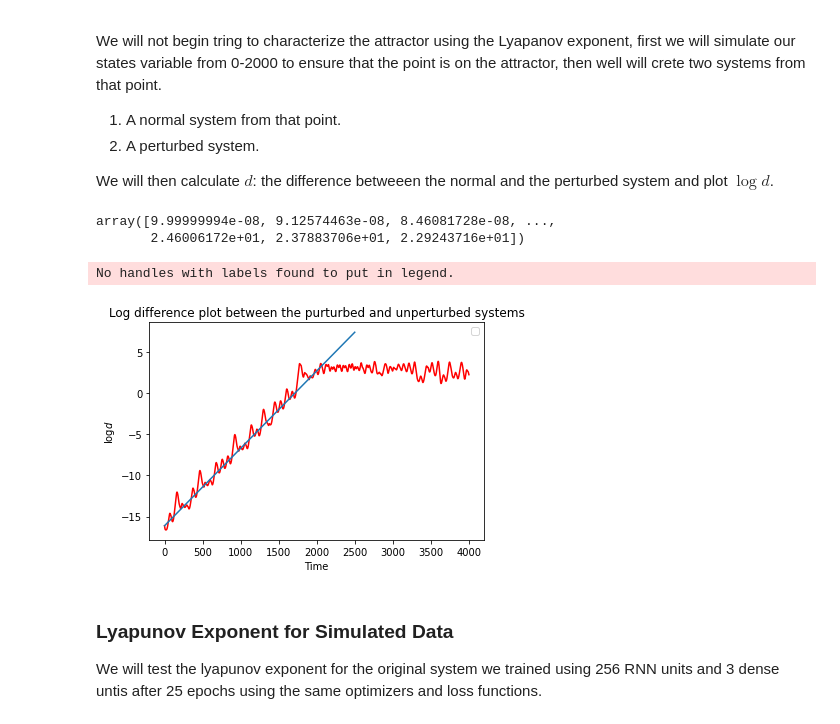
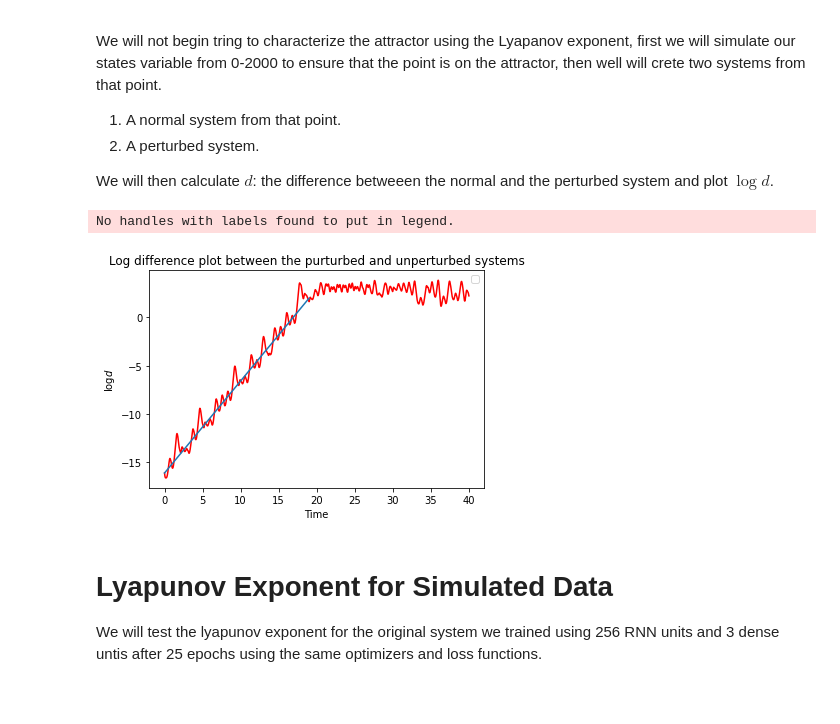
Before and after one commit to SheilKumar/DynamicSystemRNNs, a Jupyter notebook: DynamicSystems.ipynb, the cells around one changed output. Drawn from its saved outputs; the diff is of its cells as text; code cells hidden in the pictures; blank space fills up the shorter version.

```diff
--- a/DynamicSystems.ipynb
+++ b/DynamicSystems.ipynb
@@ -517,22 +518,20 @@ perturbed_states = odeint(f,initial_states[-1]+[1e-7,0,0],t_final)
 # %%
 difference= np.linalg.norm(unperturbed_states-perturbed_states, axis=1)
 difference
+x = np.linspace(0,40,4000)
-# %% [output]
-array([9.99999994e-08, 9.12574463e-08, 8.46081728e-08, ...,
-       2.46006172e+01, 2.37883706e+01, 2.29243716e+01])
 # %%
-plt.plot(np.log(difference)[0:4000],'r')
-plt.plot(0.0094*np.linspace(0,2500,2500)+np.log(difference)[0])
+plt.plot(x,np.log(difference)[0:4000],'r')
+plt.plot(0.9056*np.linspace(0,20,20)+np.log(difference[0]))
 plt.xlabel('Time')
 plt.ylabel('$\log{d}$')
 plt.title('Log difference plot between the purturbed and unperturbed systems')
 plt.legend()
 plt.show()
 # %% [output]
 No handles with labels found to put in legend.
-[figure, old version]
+[figure, new version]
 # %% [markdown]
-### Lyapunov Exponent for Simulated Data
+# Lyapunov Exponent for Simulated Data
 
 We will test the lyapunov exponent for the original system we trained using 256 RNN units and 3 dense untis after 25 epochs using the same optimizers and loss functions.
 # %%
```
Also changed, not shown: parts of 34 cells of this notebook, 2 other files.
